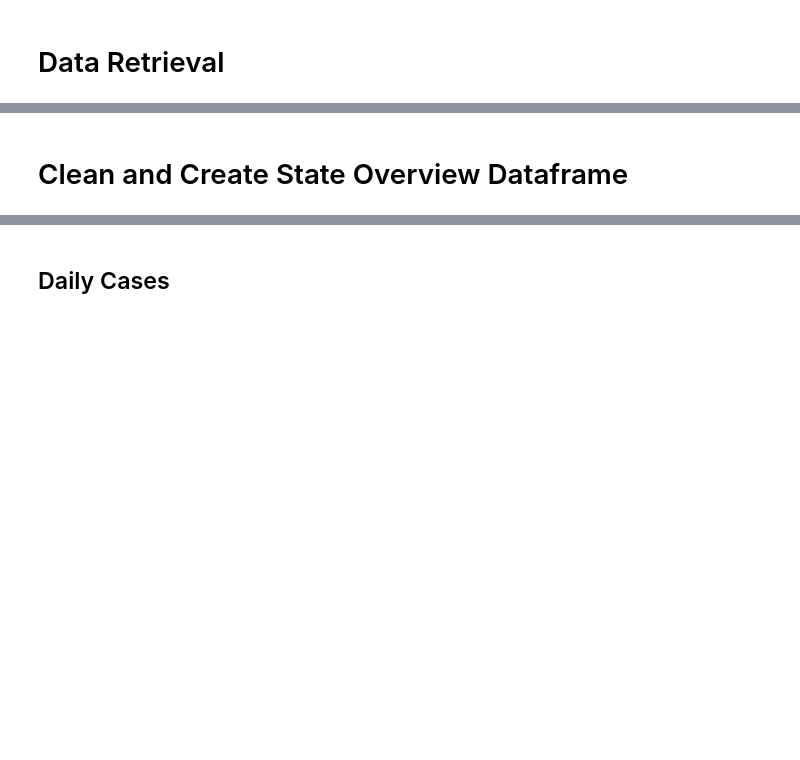
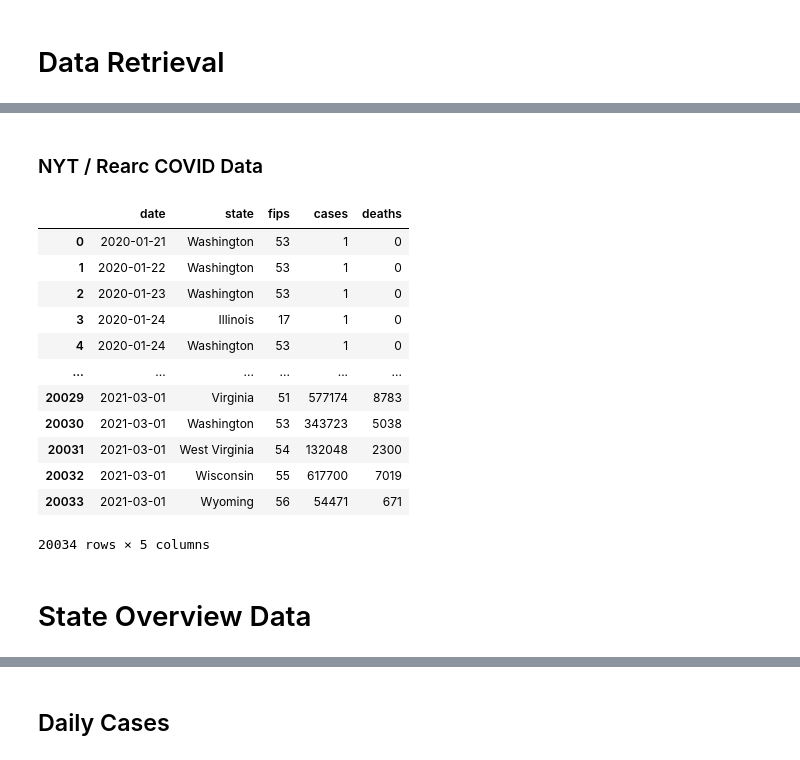
Before and after one commit to CCom20/covid-ml-application, a Jupyter notebook: notebooks/data_cleaning_notebook.ipynb, the cells around one changed output, grey strips where cells are left out. Cells and saved outputs as stored; diff of their text form; code cells hidden in the pictures; blank space fills up the shorter version.

```diff
--- a/notebooks/data_cleaning_notebook.ipynb
+++ b/notebooks/data_cleaning_notebook.ipynb
@@ -39,6 +40,8 @@ vaccines_df = vaccines_df.rename(columns={"State/Territory/Federal Entity": "sta
 # %%
 # Overwrite Latest Vaccine CSV
 vaccines_df.to_csv("../data/cdc-vaccine-data.csv")
+# %% [markdown]
+### NYT / Rearc COVID Data
 # %%
 # Read Daily COVID-19 CSV from AWS S3 Bucket - Rearc / NY Times Data
 us_covid_cases_data = requests.get("https://covid19-lake.s3.us-east-2.amazonaws.com/rearc-covid-19-nyt-data-in-usa/csv/us-states/us-states.csv", stream=True)
@@ -49,8 +52,24 @@ with open("../data/us-covid-data.csv",  "wb") as file:
 # %%
 # Read US COVID Data CSV for data merging and cleaning
 us_covid_cases_df = pd.read_csv("../data/us-covid-data.csv")
+# %%
+us_covid_cases_df
+# %% [output]
+|  | date | state | fips | cases | deaths |
+| 0 | 2020-01-21 | Washington | 53 | 1 | 0 |
+| 1 | 2020-01-22 | Washington | 53 | 1 | 0 |
+| 2 | 2020-01-23 | Washington | 53 | 1 | 0 |
+| 3 | 2020-01-24 | Illinois | 17 | 1 | 0 |
+| 4 | 2020-01-24 | Washington | 53 | 1 | 0 |
+| ... | ... | ... | ... | ... | ... |
+| 20029 | 2021-03-01 | Virginia | 51 | 577174 | 8783 |
+| 20030 | 2021-03-01 | Washington | 53 | 343723 | 5038 |
+| 20031 | 2021-03-01 | West Virginia | 54 | 132048 | 2300 |
+| 20032 | 2021-03-01 | Wisconsin | 55 | 617700 | 7019 |
+| 20033 | 2021-03-01 | Wyoming | 56 | 54471 | 671 |
+20034 rows × 5 columns
 # %% [markdown]
-# Clean and Create State Overview Dataframe
+# State Overview Data
 # %%
 # Get yesterday's date, which is the latest data
 today = dt.date.today()
```
Also changed, not shown: parts of 42 cells of this notebook, 9 other files.
